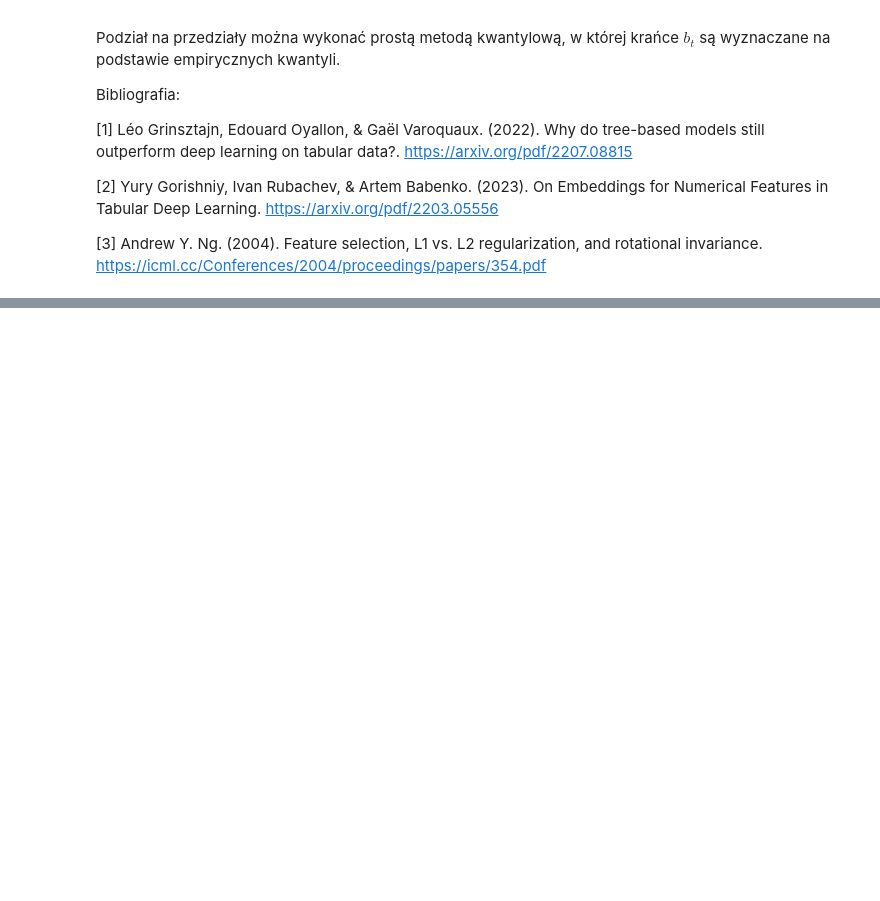
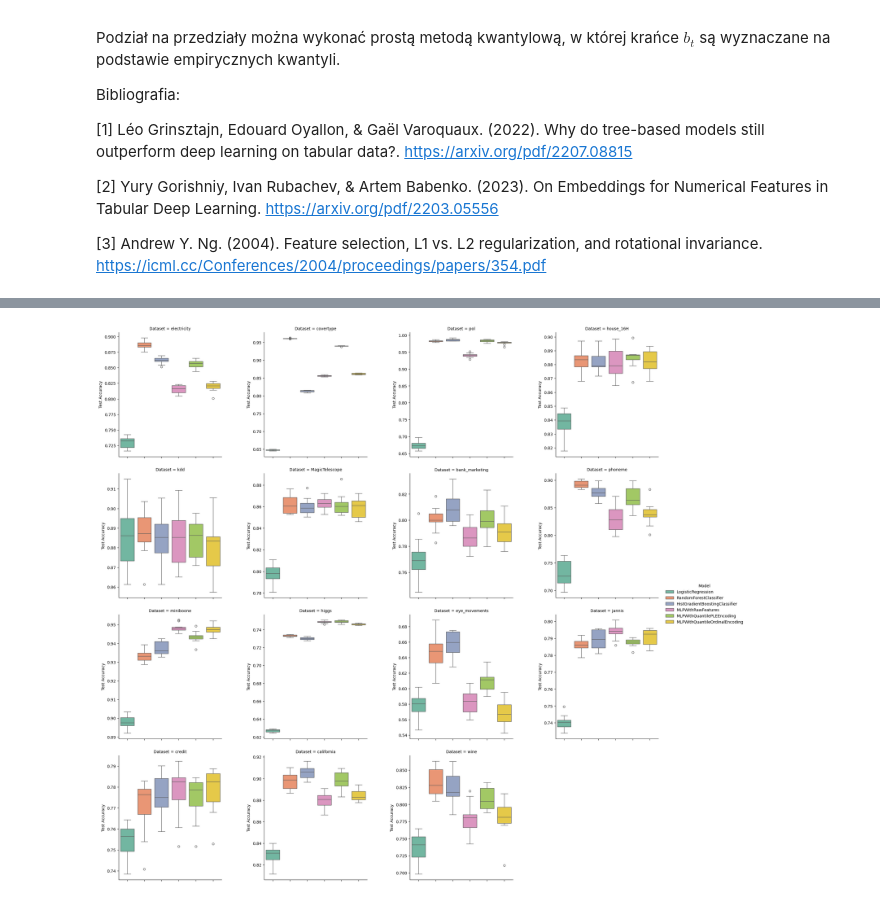
Before and after one commit to barhanc/tabular-discretization-and-nn, a Jupyter notebook: experiment.ipynb, the cells around one changed output, grey strips where cells are left out. Drawn from its saved outputs; the diff is of its cells as text; code cells hidden in the pictures; blank space fills up the shorter version.

```diff
--- a/experiment.ipynb
+++ b/experiment.ipynb
@@ -207,30 +213,32 @@ with open(f"results/results_{time.strftime('%Y%m%d-%H%M%S')}.pickle", "wb") as f
 # %%
 import seaborn as sns
 import matplotlib.pyplot as plt
 
-results_path = "results/results_20250505-182001.pickle"
+results_path = "results/results_20250506-082815.pickle"
 with open(results_path, "rb") as file:
     df = pd.DataFrame(pickle.load(file))
 
 df_melt = df.xs(key="test_acc_scores", axis=1, level=2).melt()
 df_melt.columns = ["Dataset", "Model", "Accuracy"]
 
 plot = sns.catplot(
     data=df_melt,
     x="Model",
     y="Accuracy",
     hue="Model",
     col="Dataset",
     kind="box",
     legend="full",
     legend_out=True,
-    col_wrap=3,
+    col_wrap=4,
     sharey=False,
     palette="Set2",
 )
 
 for ax in plot.axes.flatten():
     ax.set_xticklabels([])
     ax.set_xlabel("")
     ax.set_ylabel("Test Accuracy")
 plt.show()
+# %% [output]
+[figure, added]
```
Also changed, not shown: parts of 1 cell of this notebook.
